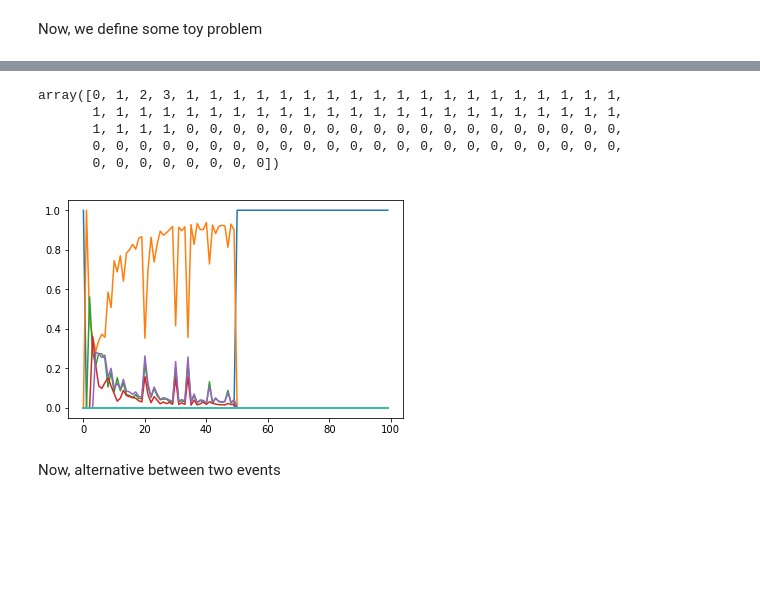
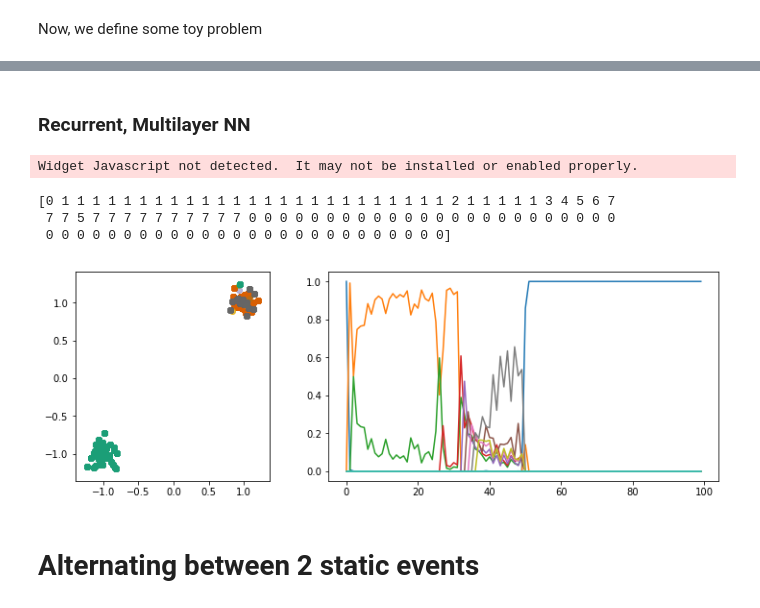
Before and after one commit to nicktfranklin/SEM_paper_simulations, a Jupyter notebook: Segmentation Demo -- Keras tests.ipynb, the cells around one changed output, grey strips where cells are left out. Saved outputs shown, nothing was run; the diff lists cells and outputs as text; code cells hidden in the pictures; blank space fills up the shorter version.

```diff
--- a/Segmentation Demo -- Keras tests.ipynb
+++ b/Segmentation Demo -- Keras tests.ipynb
@@ -59,0 +60,24 @@ plt.plot(x_train[:, 0], x_train[:, 1])
+# %%
+# SEM parameters
+K = 20  # maximum number of event types
+lmda = 100  # stickyness parameter
+alfa = 1.00  # concentration parameter
+beta = 0.1 # transition noise
+eta =  0.1  # learning rate
+
+
+# define plotting function
+import seaborn as sns
+
+def plot_segmentation(post):
+    cluster_id = np.argmax(post, axis=1)
+    cc = sns.color_palette('Dark2', post.shape[1])
+
+    fig, axes = plt.subplots(1, 2, figsize=(12, 4), gridspec_kw=dict(width_ratios=[1, 2]))
+    for clt in cluster_id:
+        idx = np.nonzero(cluster_id == clt)[0]
+        axes[0].scatter(x_train[idx, 0], x_train[idx, 1], color=cc[clt], alpha=.5)
+
+    axes[1].plot(post)
+
+    print np.argmax(post, axis=1)
@@ -74,10 +97,0 @@ Widget Javascript not detected.  It may not be installed or enabled properly.
-# %%
-def plot_segmentation(post):
-    cluster_id = np.argmax(post, axis=1)
-    import seaborn as sns
-    cc = sns.color_palette('Dark2', post.shape[1])
-    for clt in cluster_id:
-        idx = np.nonzero(cluster_id == clt)[0]
-        plt.scatter(x_train[idx, 0], x_train[idx, 1], color=cc[clt])
-
-plot_segmentation(post)
@@ -132,19 +131,21 @@ plot_segmentation(post)
-# %%
-#show the envent number that was chosen. Notice the re-use of events
-np.argmax(post, axis=1)
-# %% [output]
-array([0, 1, 2, 3, 1, 1, 1, 1, 1, 1, 1, 1, 1, 1, 1, 1, 1, 1, 1, 1, 1, 1, 1,
-       1, 1, 1, 1, 1, 1, 1, 1, 1, 1, 1, 1, 1, 1, 1, 1, 1, 1, 1, 1, 1, 1, 1,
-       1, 1, 1, 1, 0, 0, 0, 0, 0, 0, 0, 0, 0, 0, 0, 0, 0, 0, 0, 0, 0, 0, 0,
-       0, 0, 0, 0, 0, 0, 0, 0, 0, 0, 0, 0, 0, 0, 0, 0, 0, 0, 0, 0, 0, 0, 0,
-       0, 0, 0, 0, 0, 0, 0, 0])
-# %%
-plt.plot(post)
-plt.show()
-# %% [output]
-[figure, removed]
-# %% [markdown]
-Now, alternative between two events
+# %% [markdown]
+### Recurrent, Multilayer NN
+# %%
+# Initialize keras model
+sem_kwargs = dict(lmda=lmda, alfa=alfa, beta=beta,
+                  f_class=KerasSRN, f_opts=dict(t=5))
+
+sem4 = SEM(**sem_kwargs)
+post = sem4.run(x_train, K=K)
+plot_segmentation(post)
+# %% [output]
+Widget Javascript not detected.  It may not be installed or enabled properly.
+[0 1 1 1 1 1 1 1 1 1 1 1 1 1 1 1 1 1 1 1 1 1 1 1 1 1 2 1 1 1 1 1 3 4 5 6 7
+ 7 7 5 7 7 7 7 7 7 7 7 7 7 0 0 0 0 0 0 0 0 0 0 0 0 0 0 0 0 0 0 0 0 0 0 0 0
+ 0 0 0 0 0 0 0 0 0 0 0 0 0 0 0 0 0 0 0 0 0 0 0 0 0 0]
+[figure, added]
+# %% [markdown]
+# Alternating between 2 static events
 # %%
 def build_alternating_static_events(N, beta=0.1):
     """
```
Also changed, not shown: parts of 81 cells of this notebook.
